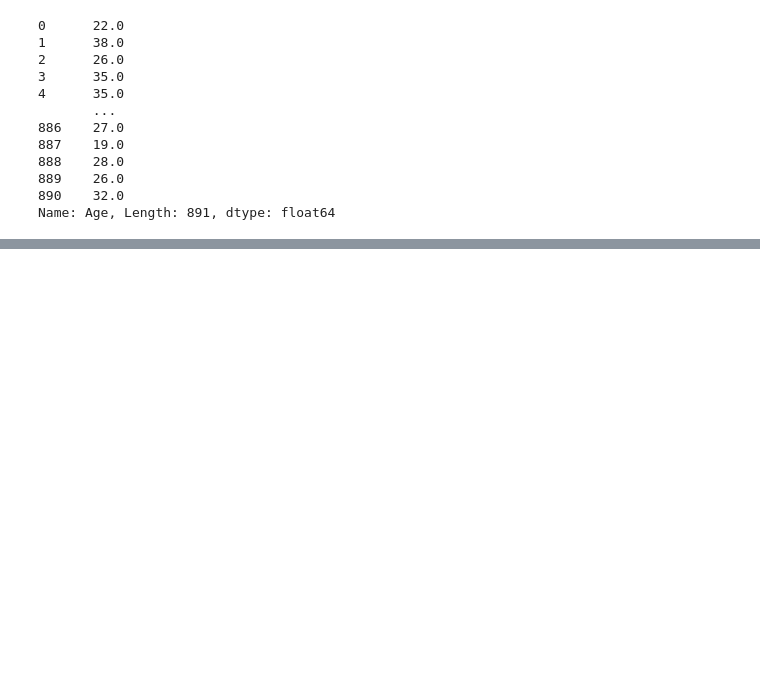
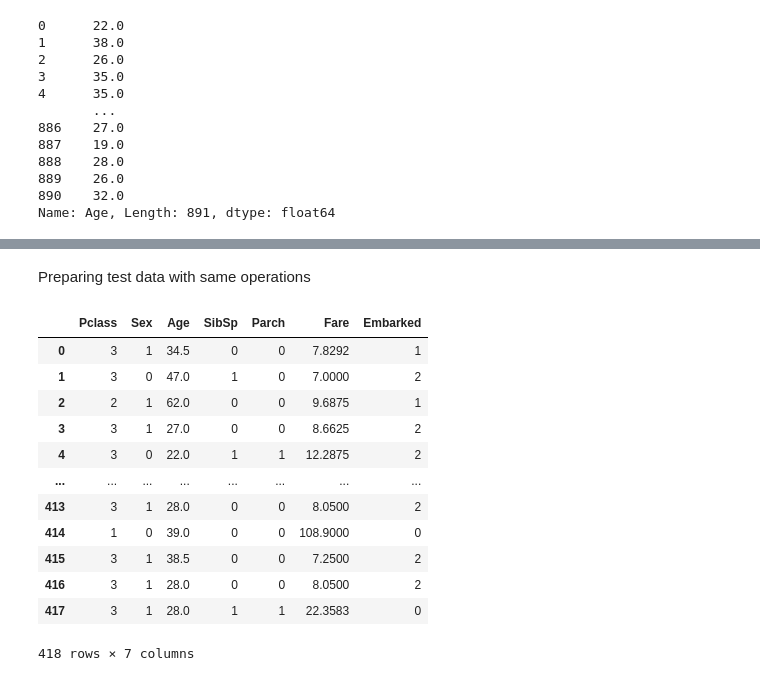
Before and after one commit to Gerrytty/kaggle-tasks, a Jupyter notebook: kaggle_Titanic/TitanikTask.ipynb, the cells around one changed output, grey strips where cells are left out. Saved outputs shown, nothing was run; the diff lists cells and outputs as text; code cells hidden in the pictures; blank space fills up the shorter version.

```diff
--- a/kaggle_Titanic/TitanikTask.ipynb
+++ b/kaggle_Titanic/TitanikTask.ipynb
@@ -105,0 +165,34 @@ Name: Age, Length: 891, dtype: float64
+# %% [markdown]
+Preparing test data with same operations
+# %%
+test_data = read_csv('/home/yuliya/Desktop/kaggle_Titanic/data/test.csv')
+# %%
+test_data.Age = test_data.Age.fillna(median_age)
+test_data.Fare = test_data.Fare.fillna(test_data.Fare.median())
+MaxPassEmbarked = test_data.groupby('Embarked').count()['PassengerId']
+MaxPassEmbarkedClass = MaxPassEmbarked[MaxPassEmbarked == MaxPassEmbarked.max()].index[0]
+test_data.Embarked = test_data.Embarked.fillna(MaxPassEmbarkedClass)
+# %%
+test_data = test_data.drop(['Name','Ticket','Cabin', 'PassengerId'],axis=1)
+
+label_encoder.fit(dicts['Sex'])
+test_data.Sex = label_encoder.transform(test_data.Sex)
+
+label_encoder.fit(dicts['Embarked'])
+test_data.Embarked = label_encoder.transform(test_data.Embarked)
+# %%
+test_data
+# %% [output]
+|  | Pclass | Sex | Age | SibSp | Parch | Fare | Embarked |
+| 0 | 3 | 1 | 34.5 | 0 | 0 | 7.8292 | 1 |
+| 1 | 3 | 0 | 47.0 | 1 | 0 | 7.0000 | 2 |
+| 2 | 2 | 1 | 62.0 | 0 | 0 | 9.6875 | 1 |
+| 3 | 3 | 1 | 27.0 | 0 | 0 | 8.6625 | 2 |
+| 4 | 3 | 0 | 22.0 | 1 | 1 | 12.2875 | 2 |
+| ... | ... | ... | ... | ... | ... | ... | ... |
+| 413 | 3 | 1 | 28.0 | 0 | 0 | 8.0500 | 2 |
+| 414 | 1 | 0 | 39.0 | 0 | 0 | 108.9000 | 0 |
+| 415 | 3 | 1 | 38.5 | 0 | 0 | 7.2500 | 2 |
+| 416 | 3 | 1 | 28.0 | 0 | 0 | 8.0500 | 2 |
+| 417 | 3 | 1 | 28.0 | 1 | 1 | 22.3583 | 0 |
+418 rows × 7 columns
```
Also changed, not shown: parts of 17 cells of this notebook.
